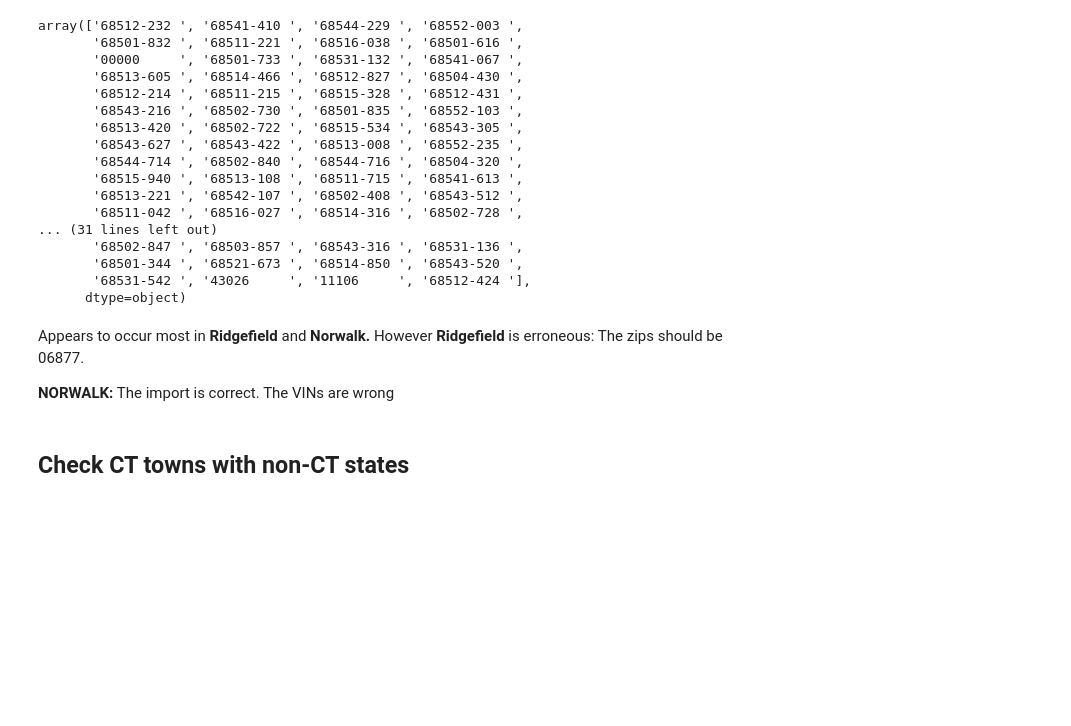
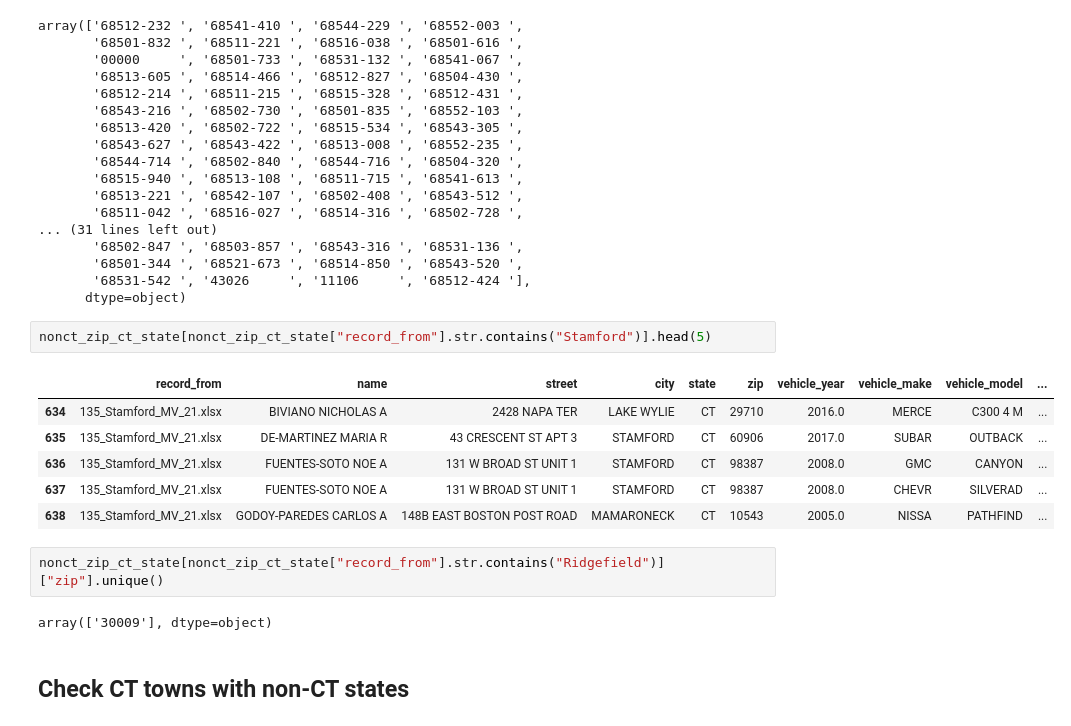
Before and after one commit to rajanoureddine/ctdot-tobin-yse, a Jupyter notebook: 1_municipal_data/check_reconstruct_municipal.ipynb, the cells around one changed output. Saved outputs shown, nothing was run; the diff lists cells and outputs as text; blank space fills up the shorter version.

```diff
--- a/1_municipal_data/check_reconstruct_municipal.ipynb
+++ b/1_municipal_data/check_reconstruct_municipal.ipynb
@@ -823,10 +788,19 @@ array(['68512-232 ', '68541-410 ', '68544-229 ', '68552-003 ',
        '68501-344 ', '68521-673 ', '68514-850 ', '68543-520 ',
        '68531-542 ', '43026     ', '11106     ', '68512-424 '],
       dtype=object)
-# %% [markdown]
-Appears to occur most in **Ridgefield** and **Norwalk.** However **Ridgefield** is erroneous: The zips should be 06877.
-
-**NORWALK:** The import is correct. The VINs are wrong
+# %%
+nonct_zip_ct_state[nonct_zip_ct_state["record_from"].str.contains("Stamford")].head(5)
+# %% [output]
+|  | record_from | name | street | city | state | zip | vehicle_year | vehicle_make | vehicle_model | ... |
+| 634 | 135_Stamford_MV_21.xlsx | BIVIANO NICHOLAS A | 2428 NAPA TER | LAKE WYLIE | CT | 29710 | 2016.0 | MERCE | C300 4 M | ... |
+| 635 | 135_Stamford_MV_21.xlsx | DE-MARTINEZ MARIA R | 43 CRESCENT ST APT 3 | STAMFORD | CT | 60906 | 2017.0 | SUBAR | OUTBACK | ... |
+| 636 | 135_Stamford_MV_21.xlsx | FUENTES-SOTO NOE A | 131 W BROAD ST UNIT 1 | STAMFORD | CT | 98387 | 2008.0 | GMC | CANYON | ... |
+| 637 | 135_Stamford_MV_21.xlsx | FUENTES-SOTO NOE A | 131 W BROAD ST UNIT 1 | STAMFORD | CT | 98387 | 2008.0 | CHEVR | SILVERAD | ... |
+| 638 | 135_Stamford_MV_21.xlsx | GODOY-PAREDES CARLOS A | 148B EAST BOSTON POST ROAD | MAMARONECK | CT | 10543 | 2005.0 | NISSA | PATHFIND | ... |
+# %%
+nonct_zip_ct_state[nonct_zip_ct_state["record_from"].str.contains("Ridgefield")]["zip"].unique()
+# %% [output]
+array(['30009'], dtype=object)
 # %% [markdown]
 ## Check CT towns with non-CT states
 # %%
```
Also changed, not shown: parts of 27 cells of this notebook.
